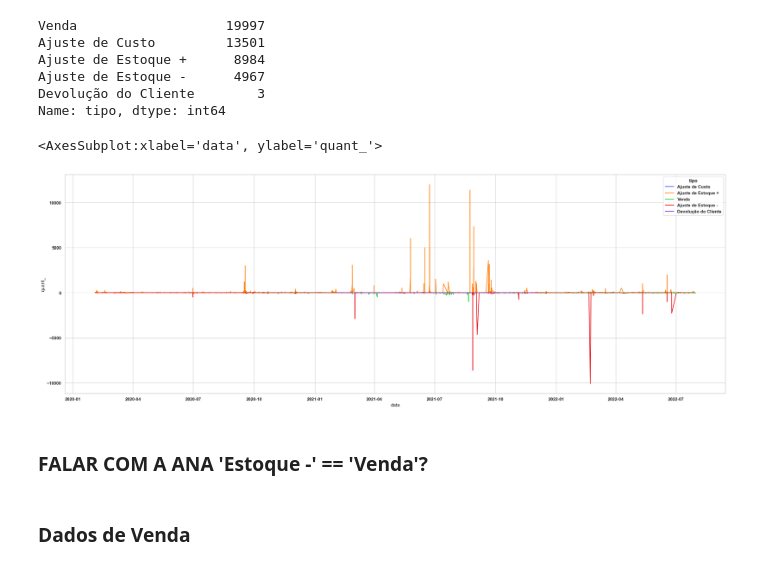
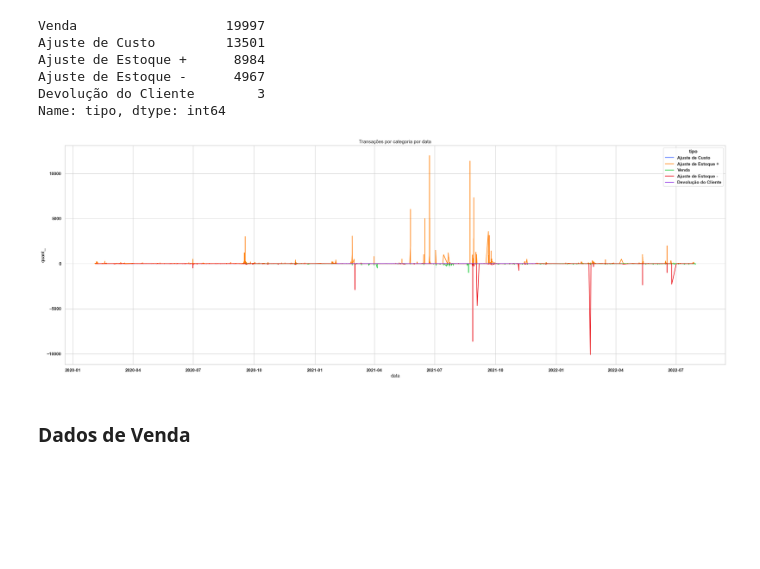
Before and after one commit to donbigode/Timeseries-prediction-model, a Jupyter notebook: Analysis/EDA.ipynb, the cells around one changed output. Drawn from its saved outputs; the diff is of its cells as text; code cells hidden in the pictures; blank space fills up the shorter version.

```diff
--- a/Analysis/EDA.ipynb
+++ b/Analysis/EDA.ipynb
@@ -281,14 +281,21 @@ Ajuste de Estoque +      8984
 Ajuste de Estoque -      4967
 Devolução do Cliente        3
 Name: tipo, dtype: int64
-# %%
-#Analisando Dados de estocagem com vendas
-sns.lineplot(x= 'data',y = 'quant_' ,data = modelo_transac_prod, hue='tipo', palette='bright')
-# %% [output]
-<AxesSubplot:xlabel='data', ylabel='quant_'>
-[figure, removed]
-# %% [markdown]
-### FALAR COM A ANA 'Estoque -' == 'Venda'?
+# %%
+#Analisando Dados de estocagem com vendas
+sns.lineplot(x= 'data',y = 'quant_' ,data = modelo_transac_prod, hue='tipo', palette='bright')
+plt.rcParams["figure.figsize"] = (30,10)
+plt.setp(ax.get_xticklabels(), rotation=45, horizontalalignment='right')
+plt.title('Transações por categoria por data')
+# We change the fontsize of minor ticks label
+ax.tick_params(axis='both', which='major', labelsize=10)
+ax.tick_params(axis='both', which='minor', labelsize=8)
+
+
+
+plt.show()
+# %% [output]
+[figure, added]
 # %% [markdown]
 ### Dados de Venda
 # %%
```
Also changed, not shown: parts of 8 cells of this notebook, 9 other files.
